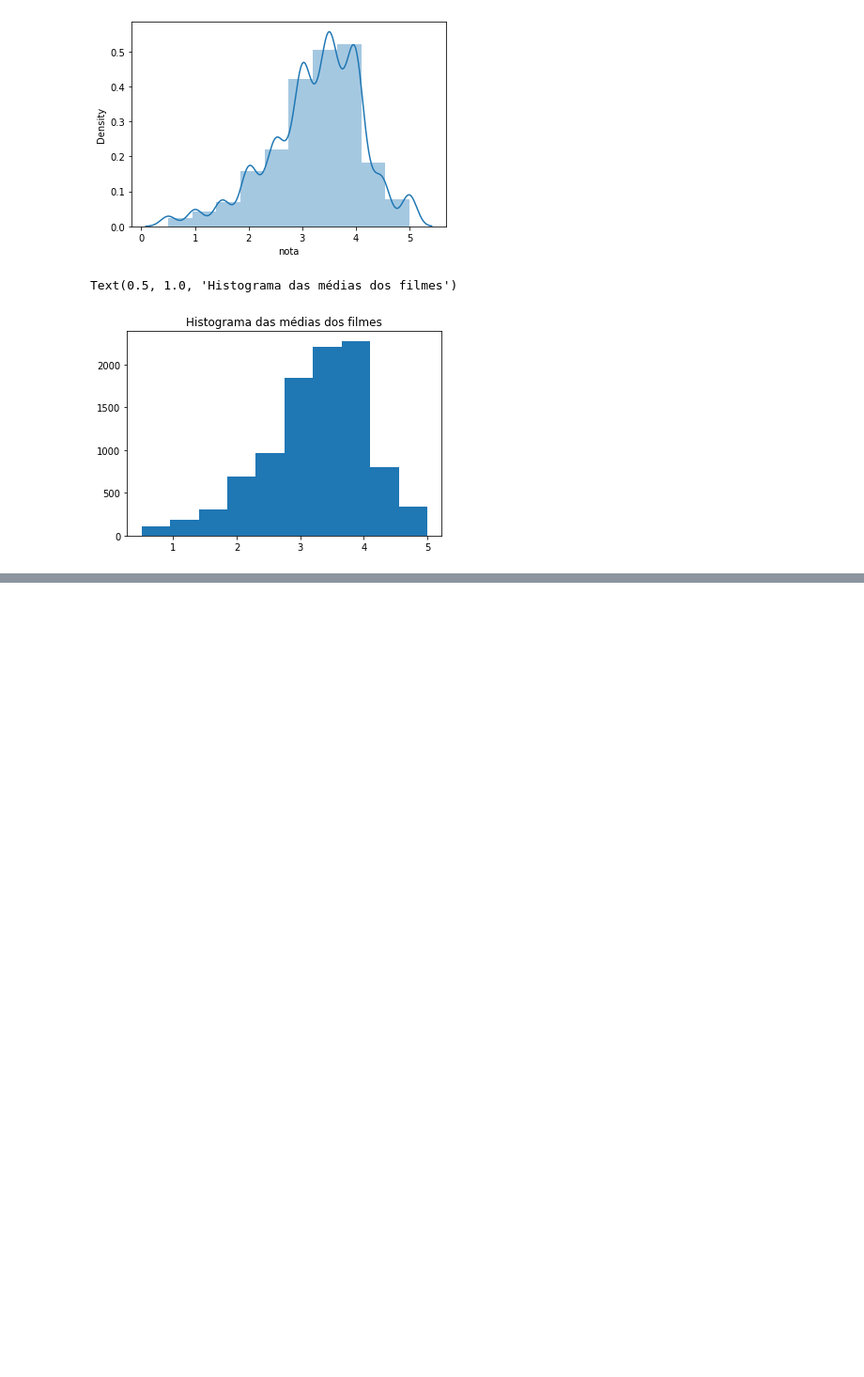
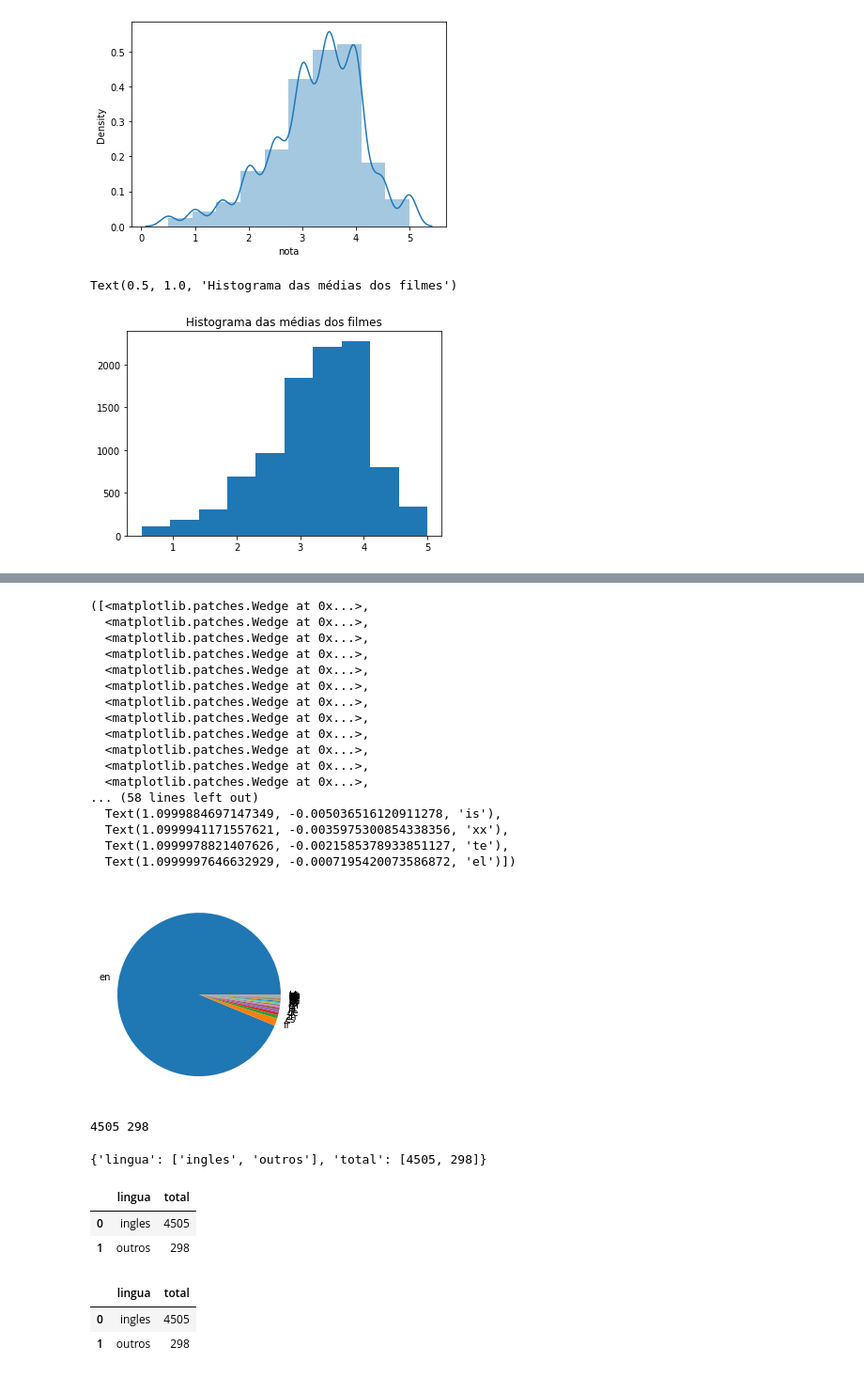
Before and after one commit to gabrielcn/Data-Science, a Jupyter notebook: introducao_data_science.ipynb, the cells around one changed output, grey strips where cells are left out. Shown: that part at 94% size. Saved outputs shown, nothing was run; the diff lists cells and outputs as text; code cells hidden in the pictures; blank space fills up the shorter version.

```diff
--- a/introducao_data_science.ipynb
+++ b/introducao_data_science.ipynb
@@ -225,0 +414,52 @@ Text(0.5, 1.0, 'Histograma das médias dos filmes')
+# %%
+plt.pie(contagem_de_lingua["total"], labels = contagem_de_lingua["original_language"]) #Gráfico de pizza usando o matplotlib plt
+#Porém, nesse caso, não é recomendado usar um gráfico de pizza
+# %% [output]
+([<matplotlib.patches.Wedge at 0x...>,
+  <matplotlib.patches.Wedge at 0x...>,
+  <matplotlib.patches.Wedge at 0x...>,
+  <matplotlib.patches.Wedge at 0x...>,
+  <matplotlib.patches.Wedge at 0x...>,
+  <matplotlib.patches.Wedge at 0x...>,
+  <matplotlib.patches.Wedge at 0x...>,
+  <matplotlib.patches.Wedge at 0x...>,
+  <matplotlib.patches.Wedge at 0x...>,
+  <matplotlib.patches.Wedge at 0x...>,
+  <matplotlib.patches.Wedge at 0x...>,
+  <matplotlib.patches.Wedge at 0x...>,
+... (58 lines left out)
+  Text(1.0999884697147349, -0.005036516120911278, 'is'),
+  Text(1.0999941171557621, -0.0035975300854338356, 'xx'),
+  Text(1.0999978821407626, -0.0021585378933851127, 'te'),
+  Text(1.0999997646632929, -0.0007195420073586872, 'el')])
+[figure, added]
+# %%
+total_por_lingua = tmdb["original_language"].value_counts()
+total_geral = total_por_lingua.sum() #O "sum" soma tudo
+total_de_ingles = total_por_lingua.loc["en"] #Localiza as linhas que tem "en"
+total_do_resto = total_geral - total_de_ingles
+print(total_de_ingles, total_do_resto)
+# %% [output]
+4505 298
+# %%
+dados = {
+    'lingua' : ['ingles', 'outros'],
+    'total' : [total_de_ingles, total_do_resto]
+} # {} dicionário do python
+
+dados
+# %% [output]
+{'lingua': ['ingles', 'outros'], 'total': [4505, 298]}
+# %%
+pd.DataFrame(dados) #Cria ou transforma em dataframe em cima de 'dados' que acabei de criar como dicionario
+# %% [output]
+|  | lingua | total |
+| 0 | ingles | 4505 |
+| 1 | outros | 298 |
+# %%
+dados = pd.DataFrame(dados) #É um costume sobrescrever a varável, mas não é necessário
+dados
+# %% [output]
+|  | lingua | total |
+| 0 | ingles | 4505 |
+| 1 | outros | 298 |
```
Also changed, not shown: parts of 28 cells of this notebook.
